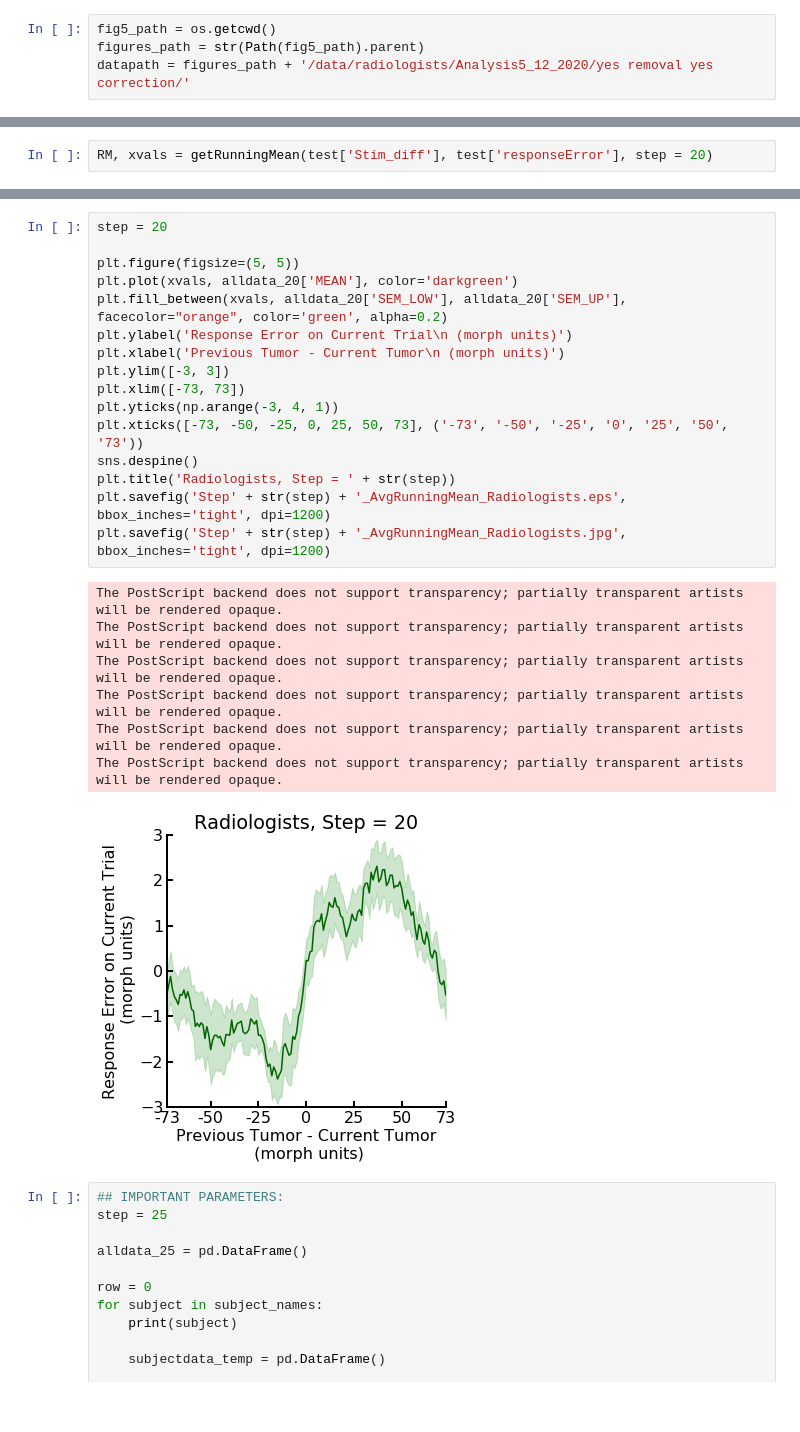
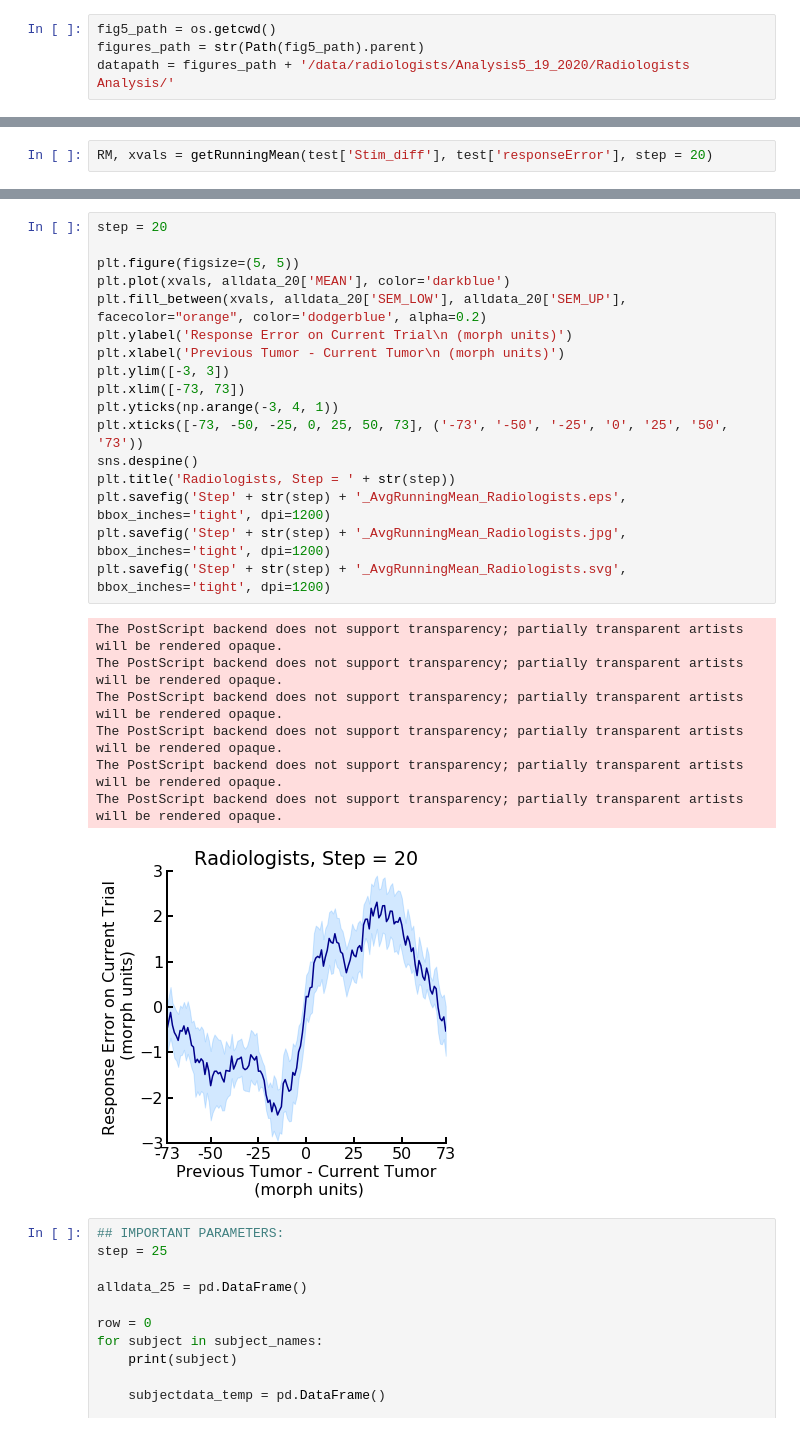
Before and after one commit to WhitneyLab/Serial_Dependence_Analysis_Base, a Jupyter notebook: figures/Fig_5/Fig_5.ipynb, the cells around one changed output, grey strips where cells are left out. Drawn from its saved outputs; the diff is of its cells as text.

```diff
--- a/figures/Fig_5/Fig_5.ipynb
+++ b/figures/Fig_5/Fig_5.ipynb
@@ -20,7 +20,7 @@ mpl.rcParams['axes.linewidth'] = 2
 # %%
 fig5_path = os.getcwd()
 figures_path = str(Path(fig5_path).parent)
-datapath = figures_path + '/data/radiologists/Analysis5_12_2020/yes removal yes correction/'
+datapath = figures_path + '/data/radiologists/Analysis5_19_2020/Radiologists Analysis/'
 # %% [markdown]
 # Plot params
 # %%
@@ -226,27 +215,28 @@ s15
 # %%
 step = 20
 
 plt.figure(figsize=(5, 5))
-plt.plot(xvals, alldata_20['MEAN'], color='darkgreen')
-plt.fill_between(xvals, alldata_20['SEM_LOW'], alldata_20['SEM_UP'], facecolor="orange", color='green', alpha=0.2)
+plt.plot(xvals, alldata_20['MEAN'], color='darkblue')
+plt.fill_between(xvals, alldata_20['SEM_LOW'], alldata_20['SEM_UP'], facecolor="orange", color='dodgerblue', alpha=0.2)
 plt.ylabel('Response Error on Current Trial\n (morph units)')
 plt.xlabel('Previous Tumor - Current Tumor\n (morph units)')
 plt.ylim([-3, 3])
 plt.xlim([-73, 73])
 plt.yticks(np.arange(-3, 4, 1))
 plt.xticks([-73, -50, -25, 0, 25, 50, 73], ('-73', '-50', '-25', '0', '25', '50', '73'))
 sns.despine()
 plt.title('Radiologists, Step = ' + str(step))
 plt.savefig('Step' + str(step) + '_AvgRunningMean_Radiologists.eps', bbox_inches='tight', dpi=1200)
 plt.savefig('Step' + str(step) + '_AvgRunningMean_Radiologists.jpg', bbox_inches='tight', dpi=1200)
+plt.savefig('Step' + str(step) + '_AvgRunningMean_Radiologists.svg', bbox_inches='tight', dpi=1200)
 # %% [output]
 The PostScript backend does not support transparency; partially transparent artists will be rendered opaque.
 The PostScript backend does not support transparency; partially transparent artists will be rendered opaque.
 The PostScript backend does not support transparency; partially transparent artists will be rendered opaque.
 The PostScript backend does not support transparency; partially transparent artists will be rendered opaque.
 The PostScript backend does not support transparency; partially transparent artists will be rendered opaque.
 The PostScript backend does not support transparency; partially transparent artists will be rendered opaque.
-[figure, old version]
+[figure, new version]
 # %%
 ## IMPORTANT PARAMETERS:
 step = 25
```
Also changed, not shown: parts of 11 cells of this notebook, 10 other files.
